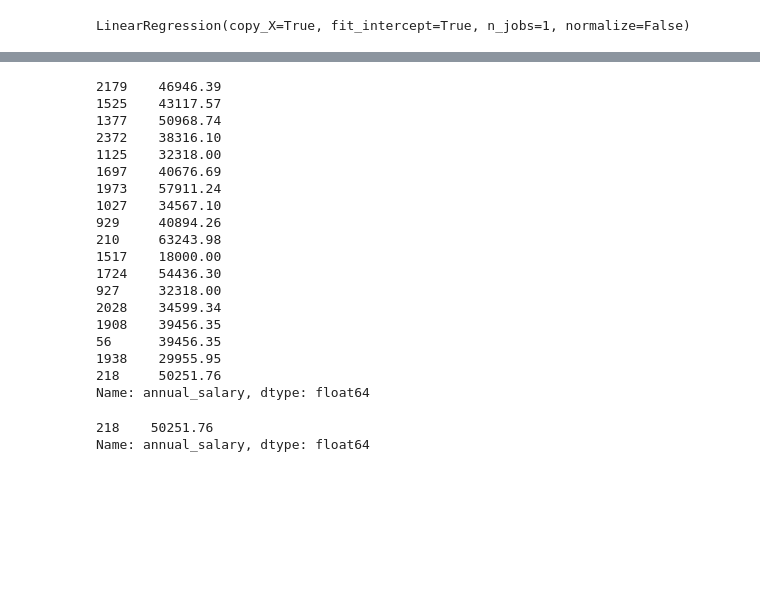
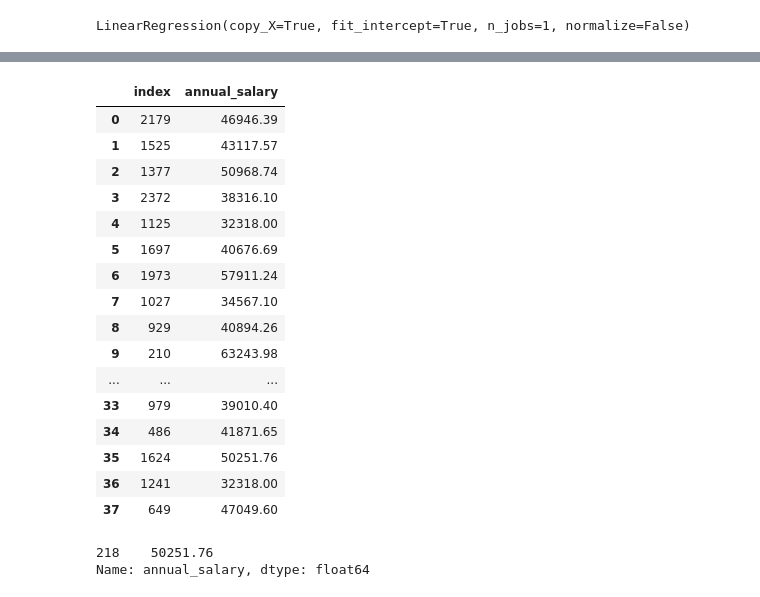
Before and after one commit to bdub595217/test, a Jupyter notebook: MGMPayroll3.ipynb, the cells around one changed output, grey strips where cells are left out. Saved outputs shown, nothing was run; the diff lists cells and outputs as text; code cells hidden in the pictures; blank space fills up the shorter version.

Commit message:
adding other files for fun

```diff
--- a/MGMPayroll3.ipynb
+++ b/MGMPayroll3.ipynb
@@ -11,11 +11,11 @@ raw_data = pd.DataFrame.from_records(results)
 WARNING:root:Requests made without an app_token will be subject to strict throttling limits.
 # %%
 #Make a copy of raw_data and only the columns we need
-data = raw_data.drop(['annualsalaryytd', 'name', 'otherpayamt', 'otherpaydesc', 'overtimeamt', 'hire_date'], axis=1)
+data = raw_data.drop(['annualsalaryytd', 'name', 'otherpayamt', 'otherpaydesc', 'overtimeamt', 'hire_date', 'position_title'], axis=1)
 # %%
 #Convert necessary columns to numeric
 num_cols = pd.Index(['annual_salary', 'step'])
-data[num_cols] = data[num_cols].apply(pd.to_numeric, errors='coerce')
+data[num_cols] = data[num_cols].astype(np.float64)
 
 data.info()
 # %% [output]
@@ -232,11 +231,10 @@ class CategoricalEncoder(BaseEstimator, TransformerMixin):
 from sklearn.pipeline import Pipeline, FeatureUnion
 
 num_attribs = ["step"]
-cat_attribs = ["department", "grade", "position_title", "positiontype"]
+cat_attribs = ["department", "grade", "positiontype"]
 
 num_pipeline = Pipeline([
         ('selector', DataFrameSelector(num_attribs)),
-        ('imputer', Imputer(strategy="median")),
         ('std_scaler', StandardScaler()),
     ])
 
@@ -307,26 +304,24 @@ array([[          47003],
 # %%
 #Check the first 18 y_test values
-y_test.annual_salary[:18]
+y_test[:38].reset_index()
 # %% [output]
-2179    46946.39
-1525    43117.57
-1377    50968.74
-2372    38316.10
-1125    32318.00
-1697    40676.69
-1973    57911.24
-1027    34567.10
-929     40894.26
-210     63243.98
-1517    18000.00
-1724    54436.30
-927     32318.00
-2028    34599.34
-1908    39456.35
-56      39456.35
-1938    29955.95
-218     50251.76
-Name: annual_salary, dtype: float64
+|  | index | annual_salary |
+| 0 | 2179 | 46946.39 |
+| 1 | 1525 | 43117.57 |
+| 2 | 1377 | 50968.74 |
+| 3 | 2372 | 38316.10 |
+| 4 | 1125 | 32318.00 |
+| 5 | 1697 | 40676.69 |
+| 6 | 1973 | 57911.24 |
+| 7 | 1027 | 34567.10 |
+| 8 | 929 | 40894.26 |
+| 9 | 210 | 63243.98 |
+| ... | ... | ... |
+| 33 | 979 | 39010.40 |
+| 34 | 486 | 41871.65 |
+| 35 | 1624 | 50251.76 |
+| 36 | 1241 | 32318.00 |
+| 37 | 649 | 47049.60 |
 # %%
 #The 18th prediction should be closer to this number
 y_test.annual_salary[17:18]
```
Also changed, not shown: parts of 16 cells of this notebook, 4 other files.
